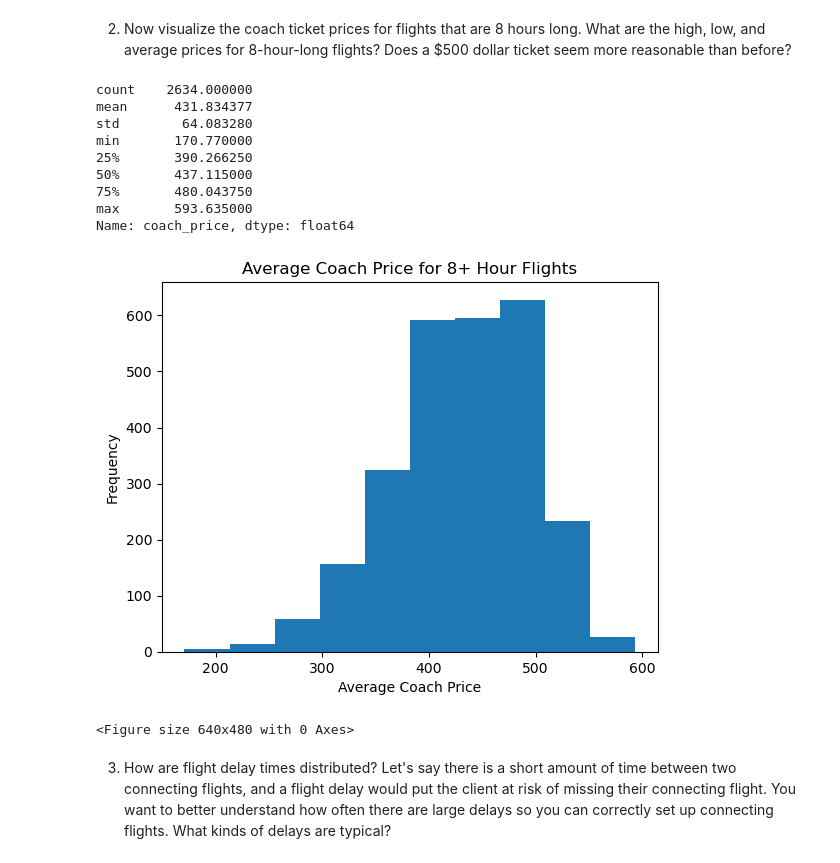
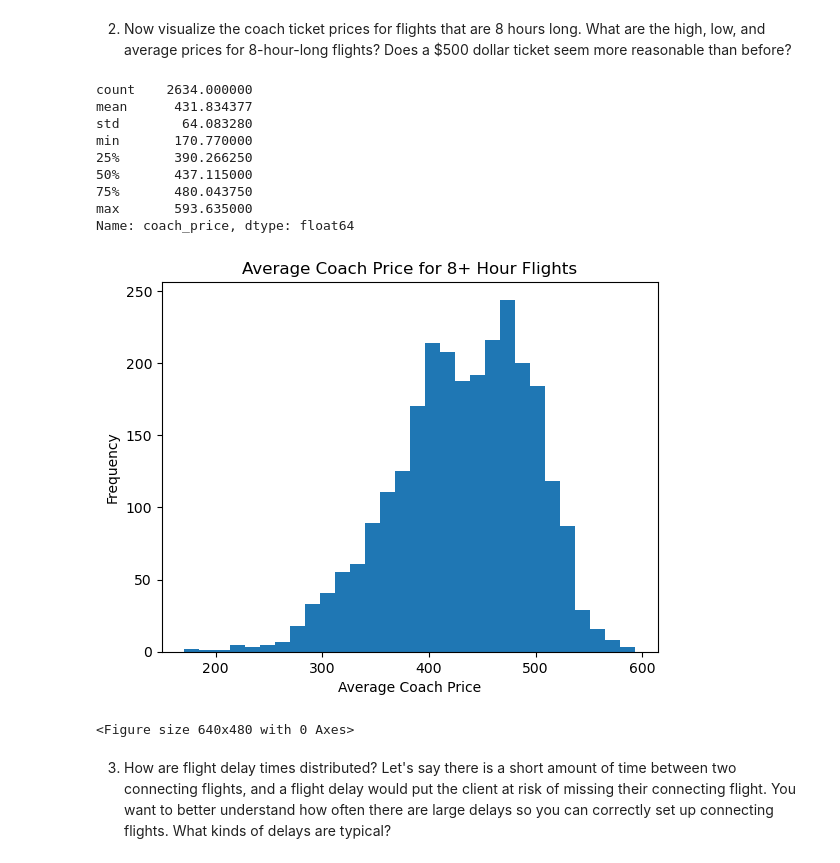
Before and after one commit to Kyuuseishu14/Codecademy_Airline_Data, a Jupyter notebook: Airline Analysis.ipynb, the cells around one changed output. Cells and saved outputs as stored; diff of their text form; code cells hidden in the pictures.

```diff
--- a/Airline Analysis.ipynb
+++ b/Airline Analysis.ipynb
@@ -81,28 +81,28 @@ Name: coach_price, dtype: float64
 # %%
 ## Task 2
 flight_8_hours = flight[flight.hours >= 8] #limiting the flights to 8+ hour flights
 print(flight_8_hours.coach_price.describe()) #using the describe function to find summary statistics of the coach price column
 
 #Limiting to 8 hour flights only, the mean price is 431 and the median 437. A 500 dollar ticket would still be within the top 25% of price
 #however not as far above the upper quartile as before (UQ of 480).
 
-plt.hist(flight_8_hours.coach_price)
+plt.hist(flight_8_hours.coach_price, bins = 30)
 plt.xlabel("Average Coach Price")
 plt.ylabel("Frequency")
 plt.title("Average Coach Price for 8+ Hour Flights")
 plt.show()
 plt.clf()
 # %% [output]
 count    2634.000000
 mean      431.834377
 std        64.083280
 min       170.770000
 25%       390.266250
 50%       437.115000
 75%       480.043750
 max       593.635000
 Name: coach_price, dtype: float64
-[figure, old version]
+[figure, new version]
 <Figure size 640x480 with 0 Axes>
 # %% [markdown]
 3. How are flight delay times distributed? Let's say there is a short amount of time between two connecting flights, and a flight delay would put the client at risk of missing their connecting flight. You want to better understand how often there are large delays so you can correctly set up connecting flights. What kinds of delays are typical?
```
Also changed, not shown: parts of 5 cells of this notebook.
